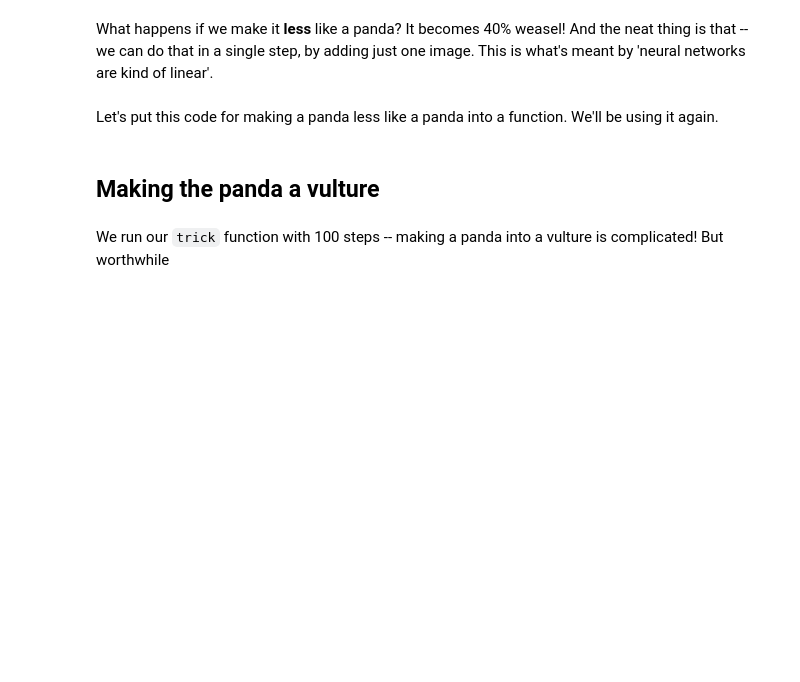
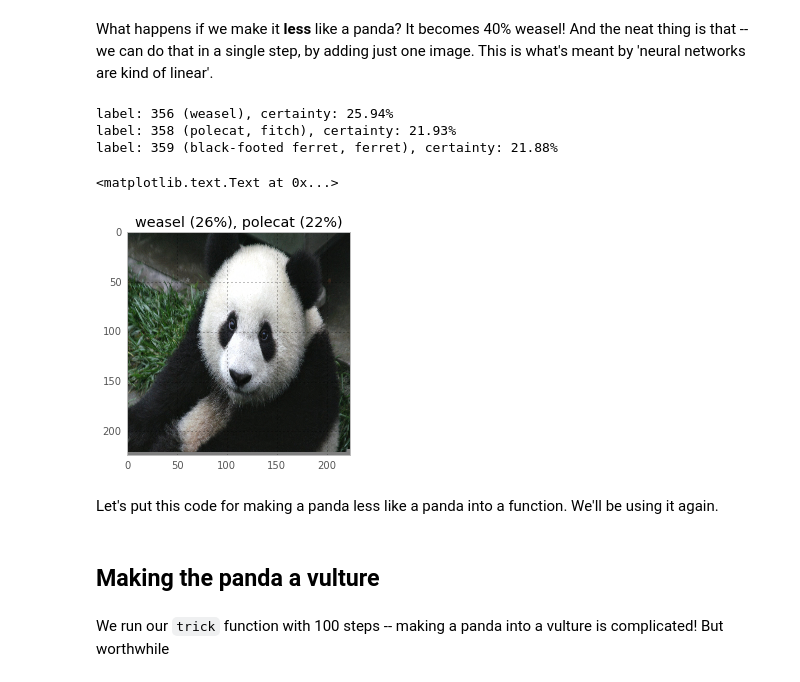
Before and after one commit to jvns/neural-nets-are-weird, a Jupyter notebook: notebooks/neural-nets-are-weird.ipynb, the cells around one changed output. Drawn from its saved outputs; the diff is of its cells as text; code cells hidden in the pictures; blank space fills up the shorter version.

```diff
--- a/notebooks/neural-nets-are-weird.ipynb
+++ b/notebooks/neural-nets-are-weird.ipynb
@@ -312,10 +377,16 @@ What happens if we make it **less** like a panda? It becomes 40% weasel! And the
 # %%
 panda_label = 388
 _ = predict(panda_data, display_output=False)
-grad = compute_gradient(panda_label)
+grad = compute_gradient(panda_data, panda_label)
 delta = np.sign(grad)
 _ = predict(panda_data - 0.9 * delta, n_preds=3) # less like a panda, not more!
 plt.title("weasel (26%), polecat (22%)")
+# %% [output]
+label: 356 (weasel), certainty: 25.94%
+label: 358 (polecat, fitch), certainty: 21.93%
+label: 359 (black-footed ferret, ferret), certainty: 21.88%
+<matplotlib.text.Text at 0x...>
+[figure, added]
 # %% [markdown]
 Let's put this code for making a panda less like a panda into a function. We'll be using it again.
 # %%
```
Also changed, not shown: parts of 18 cells of this notebook.
